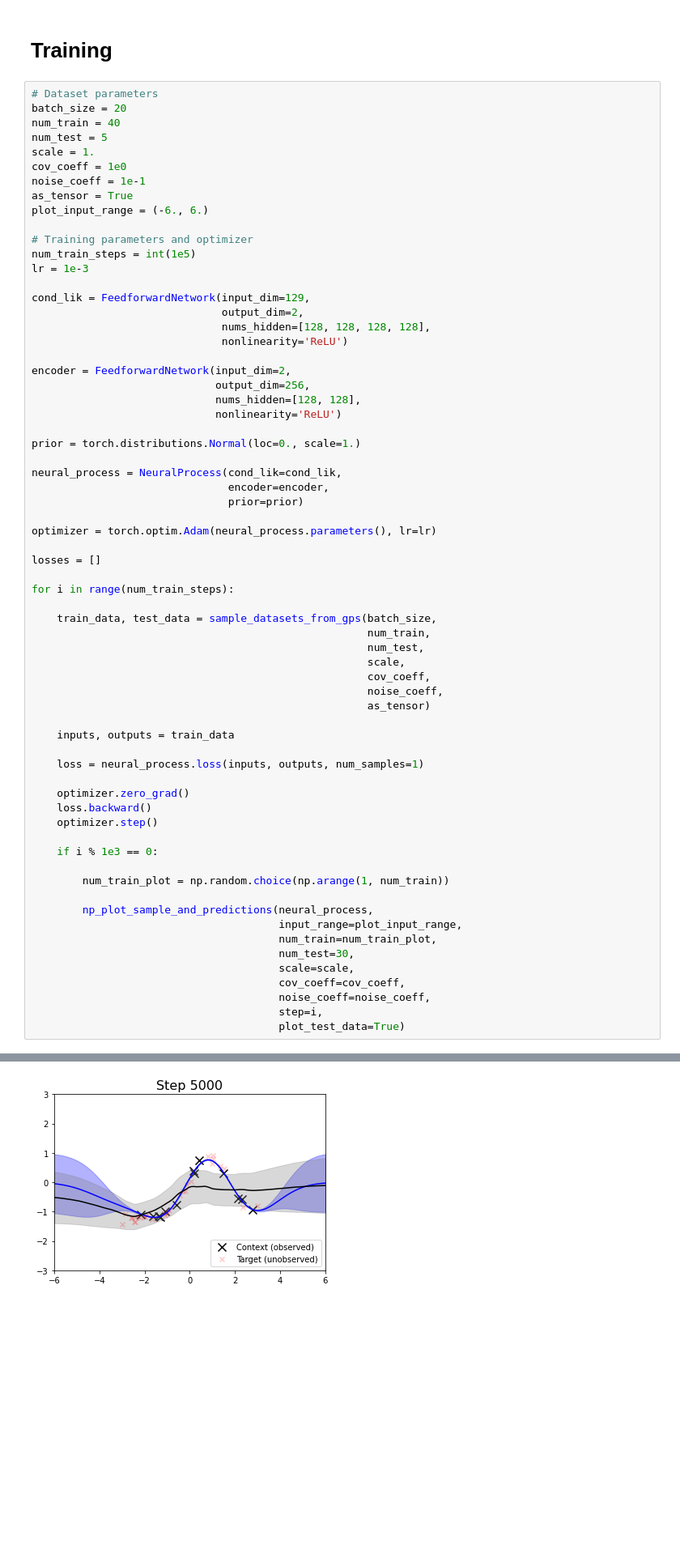
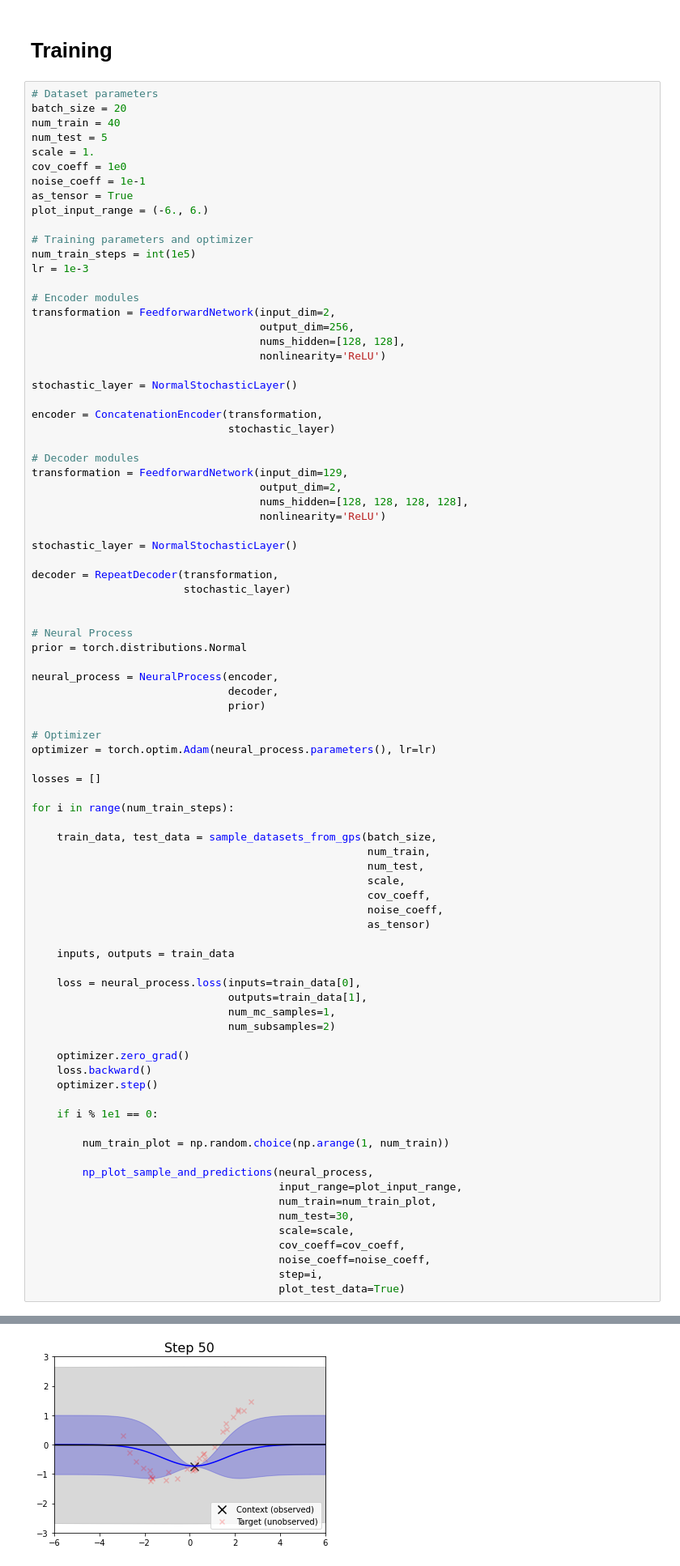
Before and after one commit to stratisMarkou/conditional-neural-processes, a Jupyter notebook: neural-processes.ipynb, the cells around one changed output, grey strips where cells are left out. Shown at 81% size. Saved outputs shown, nothing was run; the diff lists cells and outputs as text; blank space fills up the shorter version.

Commit message:
added neural process with better elbo

```diff
--- a/neural-processes.ipynb
+++ b/neural-processes.ipynb
@@ -192,22 +453,37 @@ plot_input_range = (-6., 6.)
 num_train_steps = int(1e5)
 lr = 1e-3
 
-cond_lik = FeedforwardNetwork(input_dim=129,
-                              output_dim=2,
-                              nums_hidden=[128, 128, 128, 128],
-                              nonlinearity='ReLU')
+# Encoder modules
+transformation = FeedforwardNetwork(input_dim=2,
+                                    output_dim=256,
+                                    nums_hidden=[128, 128],
+                                    nonlinearity='ReLU')
 
-encoder = FeedforwardNetwork(input_dim=2,
-                             output_dim=256,
-                             nums_hidden=[128, 128],
-                             nonlinearity='ReLU')
+stochastic_layer = NormalStochasticLayer()
 
-prior = torch.distributions.Normal(loc=0., scale=1.)
+encoder = ConcatenationEncoder(transformation,
+                               stochastic_layer)
 
-neural_process = NeuralProcess(cond_lik=cond_lik,
-                               encoder=encoder,
-                               prior=prior)
+# Decoder modules
+transformation = FeedforwardNetwork(input_dim=129,
+                                    output_dim=2,
+                                    nums_hidden=[128, 128, 128, 128],
+                                    nonlinearity='ReLU')
 
+stochastic_layer = NormalStochasticLayer()
+
+decoder = RepeatDecoder(transformation,
+                        stochastic_layer)
+
+
+# Neural Process
+prior = torch.distributions.Normal
+
+neural_process = NeuralProcess(encoder,
+                               decoder,
+                               prior)
+
+# Optimizer
 optimizer = torch.optim.Adam(neural_process.parameters(), lr=lr)
 
 losses = []
@@ -224,13 +500,16 @@ for i in range(num_train_steps):
 
     inputs, outputs = train_data
 
-    loss = neural_process.loss(inputs, outputs, num_samples=1)
+    loss = neural_process.loss(inputs=train_data[0],
+                               outputs=train_data[1],
+                               num_mc_samples=1,
+                               num_subsamples=2)
 
     optimizer.zero_grad()
     loss.backward()
     optimizer.step()
 
-    if i % 1e3 == 0:
+    if i % 1e1 == 0:
 
         num_train_plot = np.random.choice(np.arange(1, num_train))
 
@@ -252 +537 @@ for i in range(num_train_steps):
-[figure, old version]
+[figure, new version]
```
Also changed, not shown: parts of 11 cells of this notebook, 1 other file.
